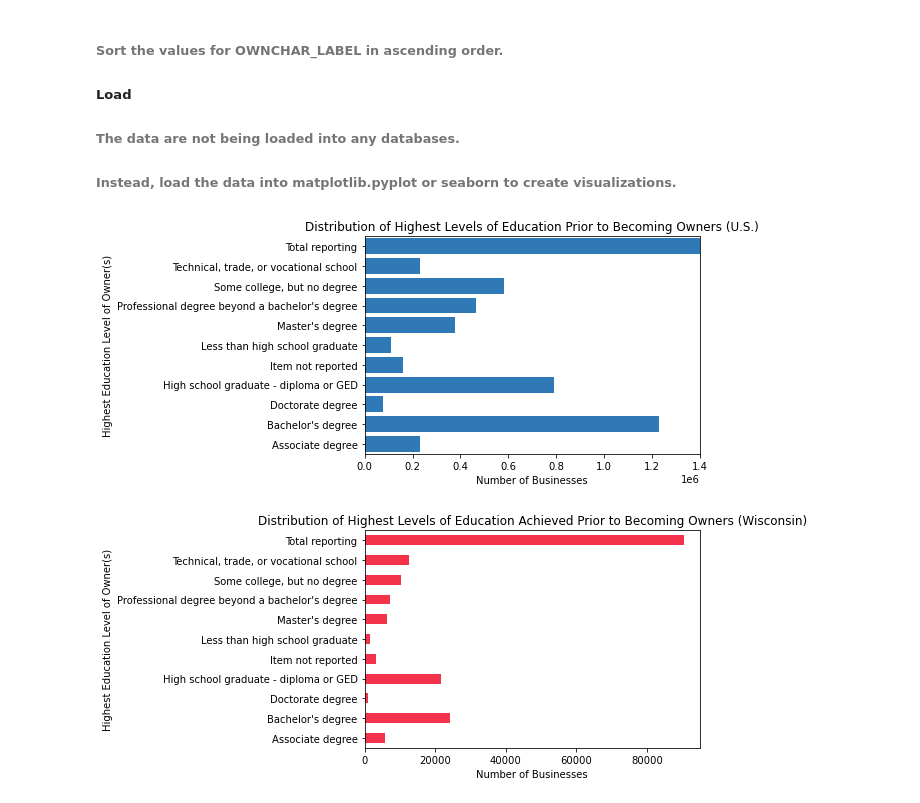
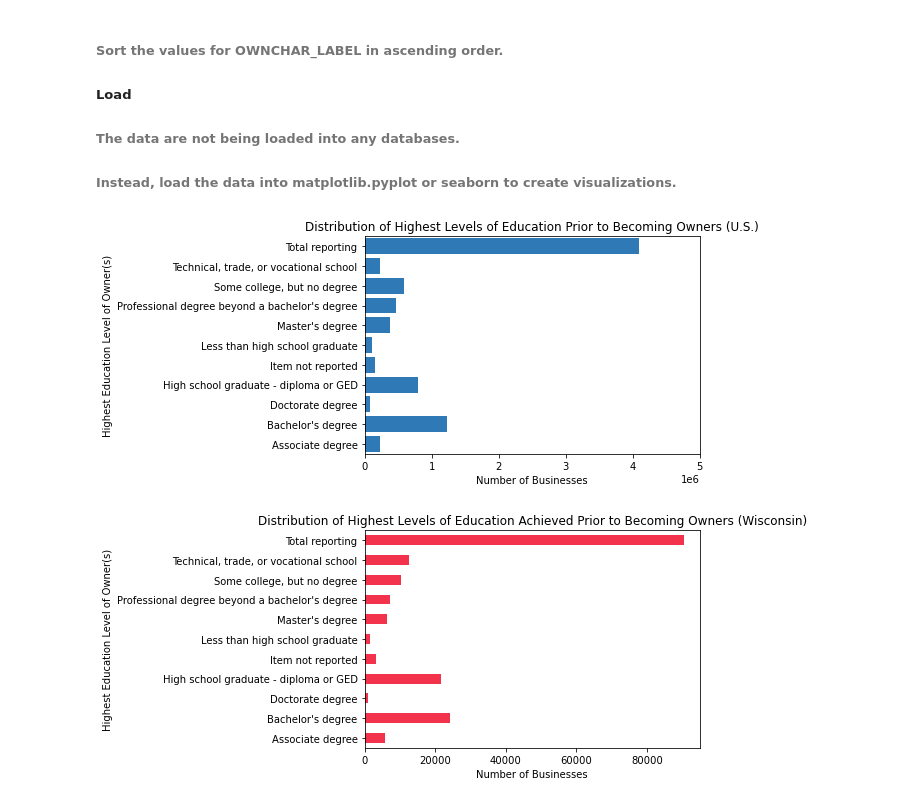
Before and after one commit to akittendorf/ABS2019, a Jupyter notebook: ETLandCode/annieOwnerRaceEducation.ipynb, the cells around one changed output. Saved outputs shown, nothing was run; the diff lists cells and outputs as text; code cells hidden in the pictures.

Commit message:
update visualization scale

```diff
--- a/ETLandCode/annieOwnerRaceEducation.ipynb
+++ b/ETLandCode/annieOwnerRaceEducation.ipynb
@@ -91,14 +94,14 @@ def CBOtransformDF(df):
 # %%
 # characteristics of business owners - US
 url = f'https://api.census.gov/data/2018/abscbo?get=QDESC_LABEL,OWNCHAR,OWNCHAR_LABEL,OWNPDEMP&for=us:*&QDESC=O07&key={api_key}'
 df = getDF(url)
 cboUS = CBOtransformDF(df)
 ax = sns.barplot(x="OWNPDEMP", y="OWNCHAR_LABEL", data=cboUS, color="#187BCD", order=sorted(cboUS['OWNCHAR_LABEL'],reverse=True))
-ax.set(title='Distribution of Highest Levels of Education Prior to Becoming Owners (U.S.)',xlim=(0, 1400000), ylabel="Highest Education Level of Owner(s)",
+ax.set(title='Distribution of Highest Levels of Education Prior to Becoming Owners (U.S.)',xlim=(0, 5000000), ylabel="Highest Education Level of Owner(s)",
        xlabel="Number of Businesses")
 sns.despine(right=False, left=False, top=False, bottom=False)
 # %% [output]
-[figure, old version]
+[figure, new version]
 # %%
 # characteristics of business owners - Wisconsin
 url = f'https://api.census.gov/data/2018/abscbo?get=QDESC_LABEL,OWNCHAR,OWNCHAR_LABEL,OWNPDEMP&for=state:55&QDESC=O07&key={api_key}'
```
Also changed, not shown: parts of 1 cell of this notebook.
